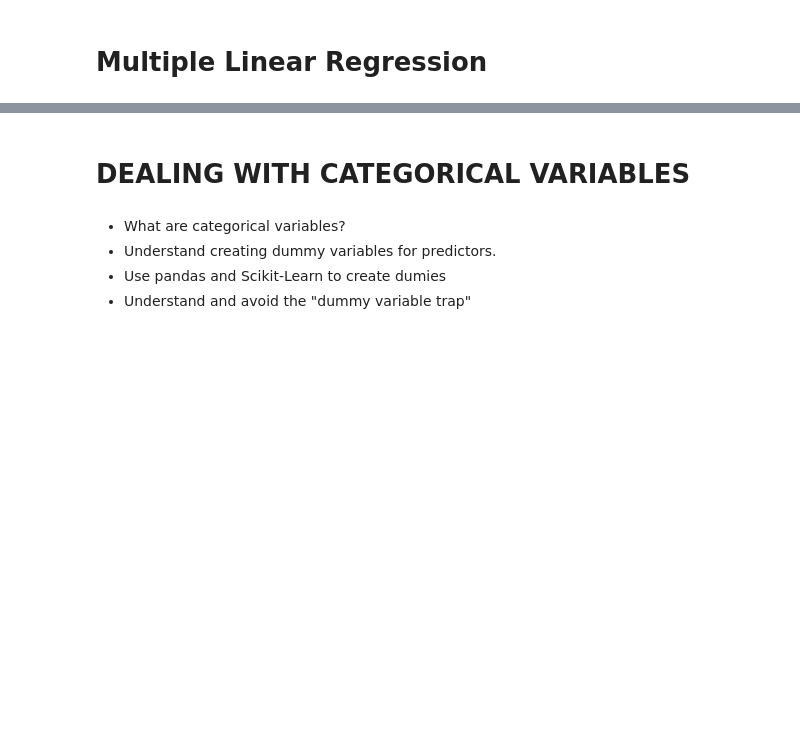
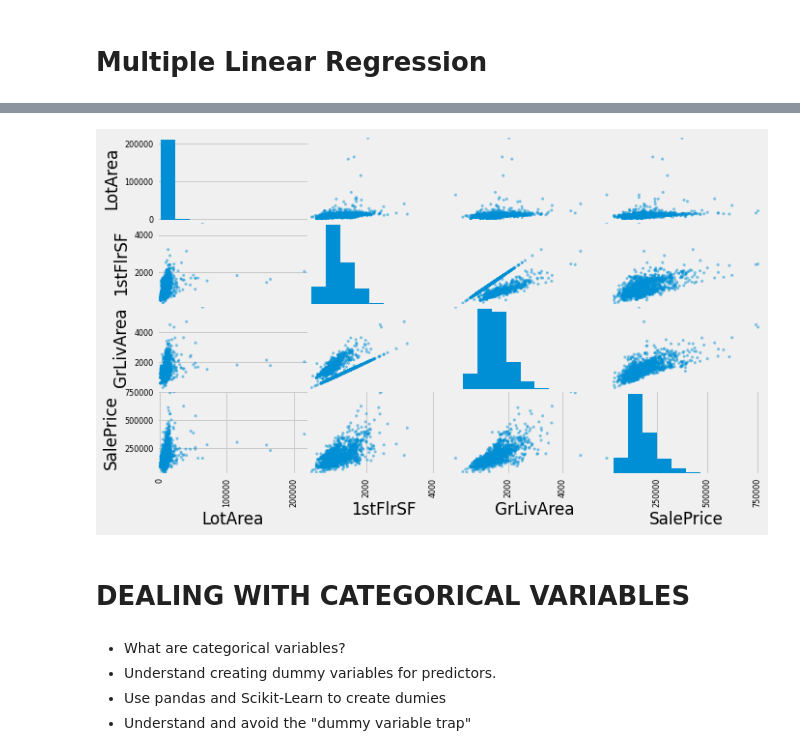
Before and after one commit to jirvingphd/fsds_070620_FT, a Jupyter notebook: Mod_2/sect_19_multiple_regression/section_19_Multiple_Regression_SG.ipynb, the cells around one changed output, grey strips where cells are left out. Cells and saved outputs as stored; diff of their text form; code cells hidden in the pictures; blank space fills up the shorter version.

```diff
--- a/Mod_2/sect_19_multiple_regression/section_19_Multiple_Regression_SG.ipynb
+++ b/Mod_2/sect_19_multiple_regression/section_19_Multiple_Regression_SG.ipynb
@@ -235,3 +409,7 @@ df.head()
+# %%
+pd.plotting.scatter_matrix(df);
+# %% [output]
+[figure, added]
 # %% [markdown]
 # DEALING WITH CATEGORICAL VARIABLES
 # %% [markdown]
```
Also changed, not shown: parts of 65 cells of this notebook.
